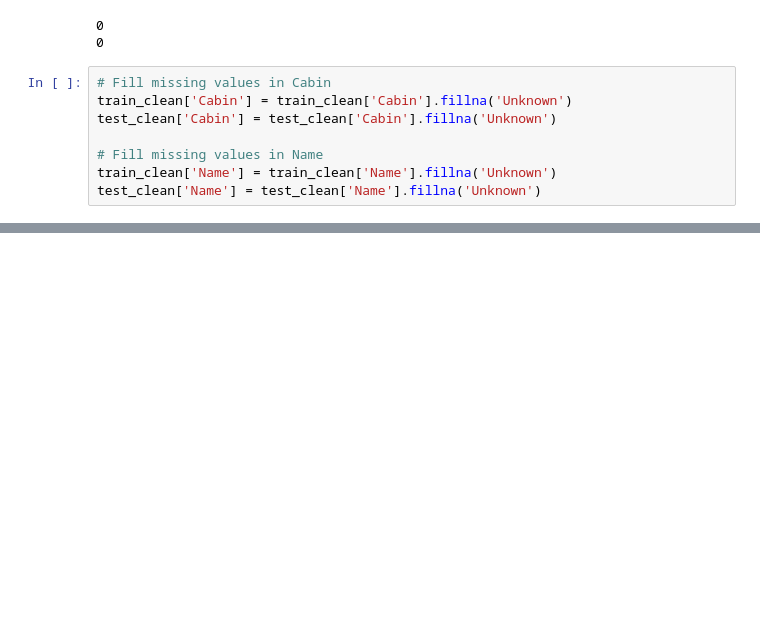
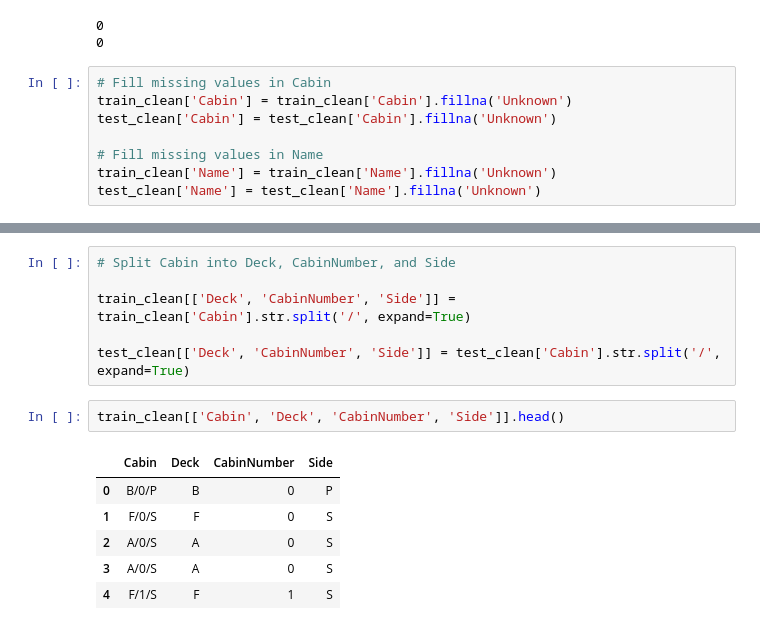
Before and after one commit to AiWriter404/Spaceship-Titanic-Prediction, a Jupyter notebook: Spaceship_Titanic_Prediction.ipynb, the cells around one changed output, grey strips where cells are left out. Saved outputs shown, nothing was run; the diff lists cells and outputs as text; blank space fills up the shorter version.

```diff
--- a/Spaceship_Titanic_Prediction.ipynb
+++ b/Spaceship_Titanic_Prediction.ipynb
@@ -536,0 +559,15 @@ test_clean['Name'] = test_clean['Name'].fillna('Unknown')
+# %%
+# Split Cabin into Deck, CabinNumber, and Side
+
+train_clean[['Deck', 'CabinNumber', 'Side']] = train_clean['Cabin'].str.split('/', expand=True)
+
+test_clean[['Deck', 'CabinNumber', 'Side']] = test_clean['Cabin'].str.split('/', expand=True)
+# %%
+train_clean[['Cabin', 'Deck', 'CabinNumber', 'Side']].head()
+# %% [output]
+|  | Cabin | Deck | CabinNumber | Side |
+| 0 | B/0/P | B | 0 | P |
+| 1 | F/0/S | F | 0 | S |
+| 2 | A/0/S | A | 0 | S |
+| 3 | A/0/S | A | 0 | S |
+| 4 | F/1/S | F | 1 | S |
```
Also changed, not shown: parts of 2 cells of this notebook.
